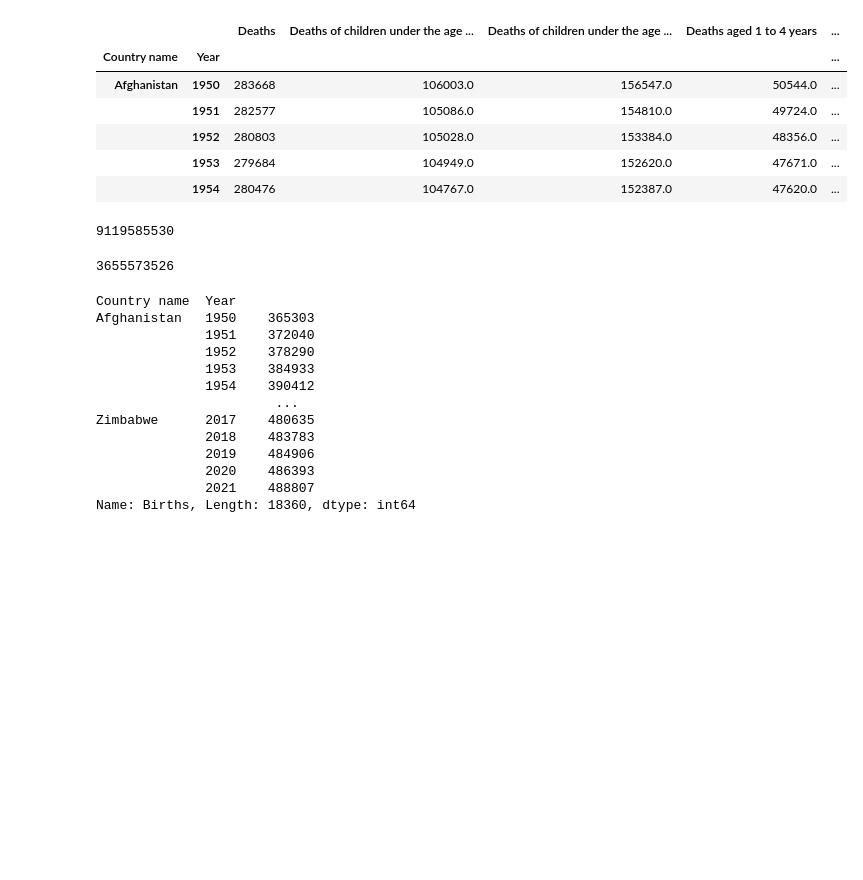
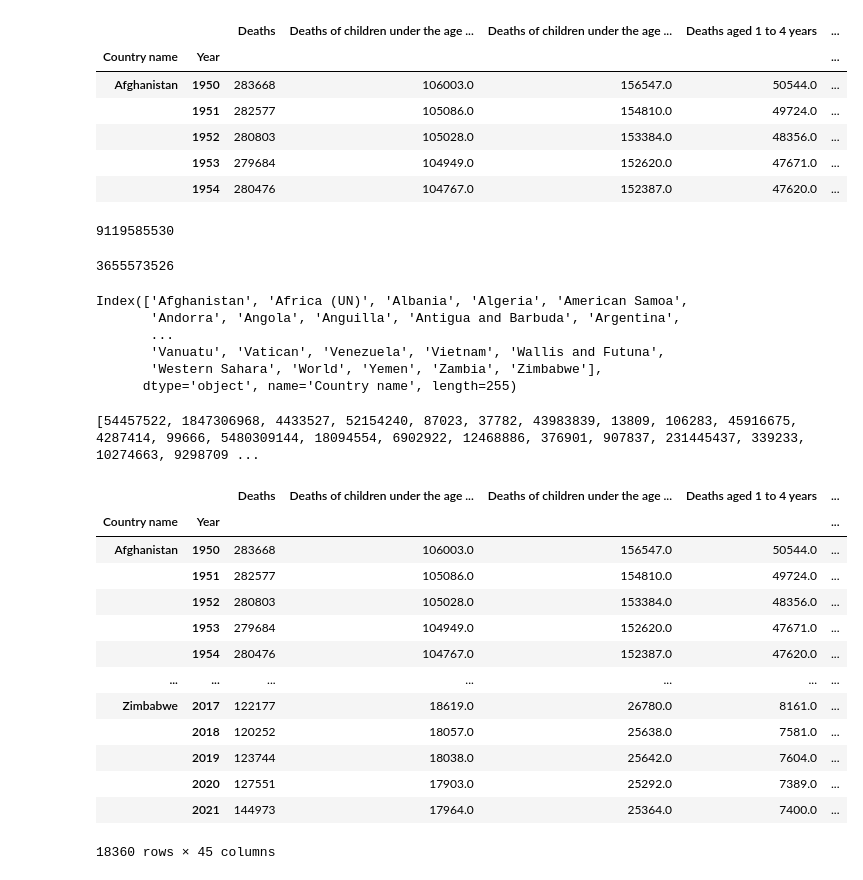
Before and after one commit to h3nng/pythonProject4, a Jupyter notebook: 1.ipynb, the cells around one changed output. Saved outputs shown, nothing was run; the diff lists cells and outputs as text; code cells hidden in the pictures; blank space fills up the shorter version.

```diff
--- a/1.ipynb
+++ b/1.ipynb
@@ -44,28 +79,46 @@ display(bd.head())
 # %%
 # 数据分析
 # 总览分析
 # 计算全球总出生人数和总死亡人数
+from re import A
+
+
 total_birth = bd.loc[('World'), 'Births'].astype('int64').sum() # type: ignore
 display(total_birth)
 total_death = bd.loc[('World'), 'Deaths'].astype('int64').sum() # type: ignore
 display(total_death)
 
 # 计算各国的总出生人数和总死亡人数
-total_births = bd.loc[:, 'Births'].astype('int64')
-display(total_births)
+index = bd.index.levels[0] # type: ignore  levels在新版本pandas中被移除
+display(index)
+a = []
+for i in index:
+    values = bd.loc[i, 'Births'].astype('int64').sum() # type: ignore
+    a.append(values)
+print(a)
+bd['Births_sum'] = pd.Series(a, index=index)
+display(bd)
 # %% [output]
 9119585530
 3655573526
-Country name  Year
-Afghanistan   1950    365303
-              1951    372040
-              1952    378290
-              1953    384933
-              1954    390412
-                       ...
-Zimbabwe      2017    480635
-              2018    483783
-              2019    484906
-              2020    486393
-              2021    488807
-Name: Births, Length: 18360, dtype: int64
+Index(['Afghanistan', 'Africa (UN)', 'Albania', 'Algeria', 'American Samoa',
+       'Andorra', 'Angola', 'Anguilla', 'Antigua and Barbuda', 'Argentina',
+       ...
+       'Vanuatu', 'Vatican', 'Venezuela', 'Vietnam', 'Wallis and Futuna',
+       'Western Sahara', 'World', 'Yemen', 'Zambia', 'Zimbabwe'],
+      dtype='object', name='Country name', length=255)
+[54457522, 1847306968, 4433527, 52154240, 87023, 37782, 43983839, 13809, 106283, 45916675, 4287414, 99666, 5480309144, 18094554, 6902922, 12468886, 376901, 907837, 231445437, 339233, 10274663, 9298709 ...
+|  |  | Deaths | Deaths of children under the age ... | Deaths of children under the age ... | Deaths aged 1 to 4 years | ... |
+| Country name | Year |  |  |  |  | ... |
+| Afghanistan | 1950 | 283668 | 106003.0 | 156547.0 | 50544.0 | ... |
+|  | 1951 | 282577 | 105086.0 | 154810.0 | 49724.0 | ... |
+|  | 1952 | 280803 | 105028.0 | 153384.0 | 48356.0 | ... |
+|  | 1953 | 279684 | 104949.0 | 152620.0 | 47671.0 | ... |
+|  | 1954 | 280476 | 104767.0 | 152387.0 | 47620.0 | ... |
+| ... | ... | ... | ... | ... | ... | ... |
+| Zimbabwe | 2017 | 122177 | 18619.0 | 26780.0 | 8161.0 | ... |
+|  | 2018 | 120252 | 18057.0 | 25638.0 | 7581.0 | ... |
+|  | 2019 | 123744 | 18038.0 | 25642.0 | 7604.0 | ... |
+|  | 2020 | 127551 | 17903.0 | 25292.0 | 7389.0 | ... |
+|  | 2021 | 144973 | 17964.0 | 25364.0 | 7400.0 | ... |
+18360 rows × 45 columns
```
Also changed, not shown: parts of 3 cells of this notebook.
